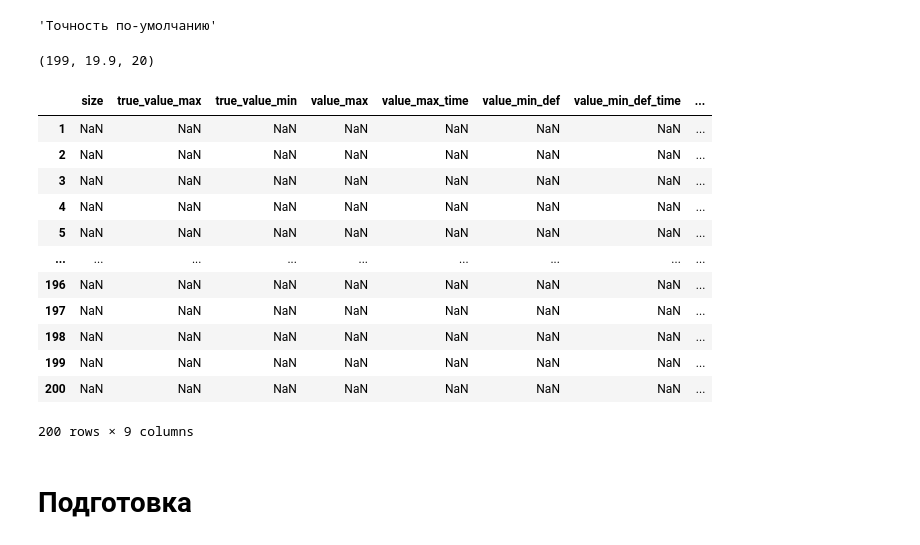
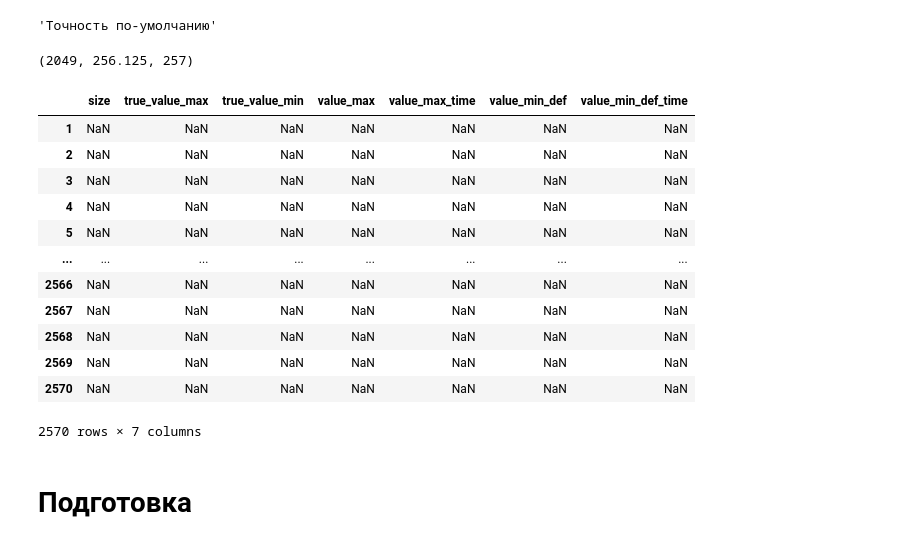
Before and after one commit to Jrol123/CalcMath, a Jupyter notebook: Course_prog/S5/main.ipynb, the cells around one changed output. Cells and saved outputs as stored; diff of their text form; code cells hidden in the pictures.

```diff
--- a/Course_prog/S5/main.ipynb
+++ b/Course_prog/S5/main.ipynb
@@ -6,8 +6,8 @@ import warnings
 warnings.filterwarnings(action="ignore", category=DeprecationWarning)
 # %%
 FIRST_SIZE = 2
-LAST_SIZE = 200
-STEP_SIZE = 10
+STEP_SIZE = 8
+LAST_SIZE = 2048 + FIRST_SIZE
 
 COUNT_TRIES = 10
 
@@ -20,37 +20,37 @@ DEF_EPS = 0.0001
 # %%
 (LAST_SIZE - FIRST_SIZE + 1), (LAST_SIZE - FIRST_SIZE + 1) / STEP_SIZE, ((LAST_SIZE - FIRST_SIZE) // STEP_SIZE + 1)
 # %% [output]
-(199, 19.9, 20)
+(2049, 256.125, 257)
 # %%
 df = pd.DataFrame(
     columns=[
         "size",
         "true_value_max",
         "true_value_min",
         "value_max",
         "value_max_time",
         "value_min_def",
         "value_min_def_time",
-        "value_min_rel",
-        "value_min_rel_time"
+        # "value_min_rel",
+        # "value_min_rel_time"
     ],
     index=range(1, ((LAST_SIZE - FIRST_SIZE) // STEP_SIZE + 1) * COUNT_TRIES + 1),
 )
 df
 # %% [output]
-|  | size | true_value_max | true_value_min | value_max | value_max_time | value_min_def | value_min_def_time | ... |
-| 1 | NaN | NaN | NaN | NaN | NaN | NaN | NaN | ... |
-| 2 | NaN | NaN | NaN | NaN | NaN | NaN | NaN | ... |
-| 3 | NaN | NaN | NaN | NaN | NaN | NaN | NaN | ... |
-| 4 | NaN | NaN | NaN | NaN | NaN | NaN | NaN | ... |
-| 5 | NaN | NaN | NaN | NaN | NaN | NaN | NaN | ... |
-| ... | ... | ... | ... | ... | ... | ... | ... | ... |
-| 196 | NaN | NaN | NaN | NaN | NaN | NaN | NaN | ... |
-| 197 | NaN | NaN | NaN | NaN | NaN | NaN | NaN | ... |
-| 198 | NaN | NaN | NaN | NaN | NaN | NaN | NaN | ... |
-| 199 | NaN | NaN | NaN | NaN | NaN | NaN | NaN | ... |
-| 200 | NaN | NaN | NaN | NaN | NaN | NaN | NaN | ... |
+|  | size | true_value_max | true_value_min | value_max | value_max_time | value_min_def | value_min_def_time |
+| 1 | NaN | NaN | NaN | NaN | NaN | NaN | NaN |
+| 2 | NaN | NaN | NaN | NaN | NaN | NaN | NaN |
+| 3 | NaN | NaN | NaN | NaN | NaN | NaN | NaN |
+| 4 | NaN | NaN | NaN | NaN | NaN | NaN | NaN |
+| 5 | NaN | NaN | NaN | NaN | NaN | NaN | NaN |
+| ... | ... | ... | ... | ... | ... | ... | ... |
+| 2566 | NaN | NaN | NaN | NaN | NaN | NaN | NaN |
+| 2567 | NaN | NaN | NaN | NaN | NaN | NaN | NaN |
+| 2568 | NaN | NaN | NaN | NaN | NaN | NaN | NaN |
+| 2569 | NaN | NaN | NaN | NaN | NaN | NaN | NaN |
+| 2570 | NaN | NaN | NaN | NaN | NaN | NaN | NaN |
-200 rows × 9 columns
+2570 rows × 7 columns
 # %% [markdown]
 # Подготовка
 # %%
```
Also changed, not shown: parts of 22 cells of this notebook, 7 other files.
